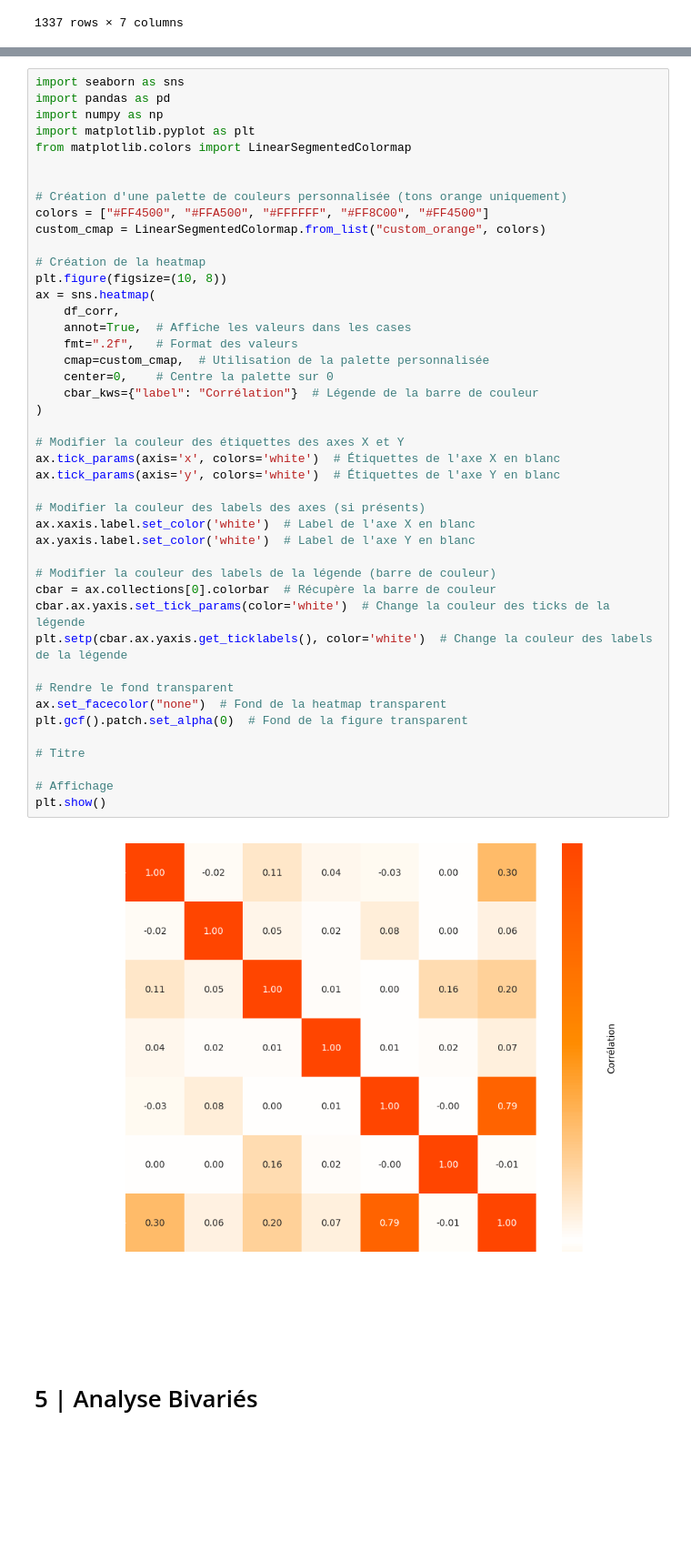
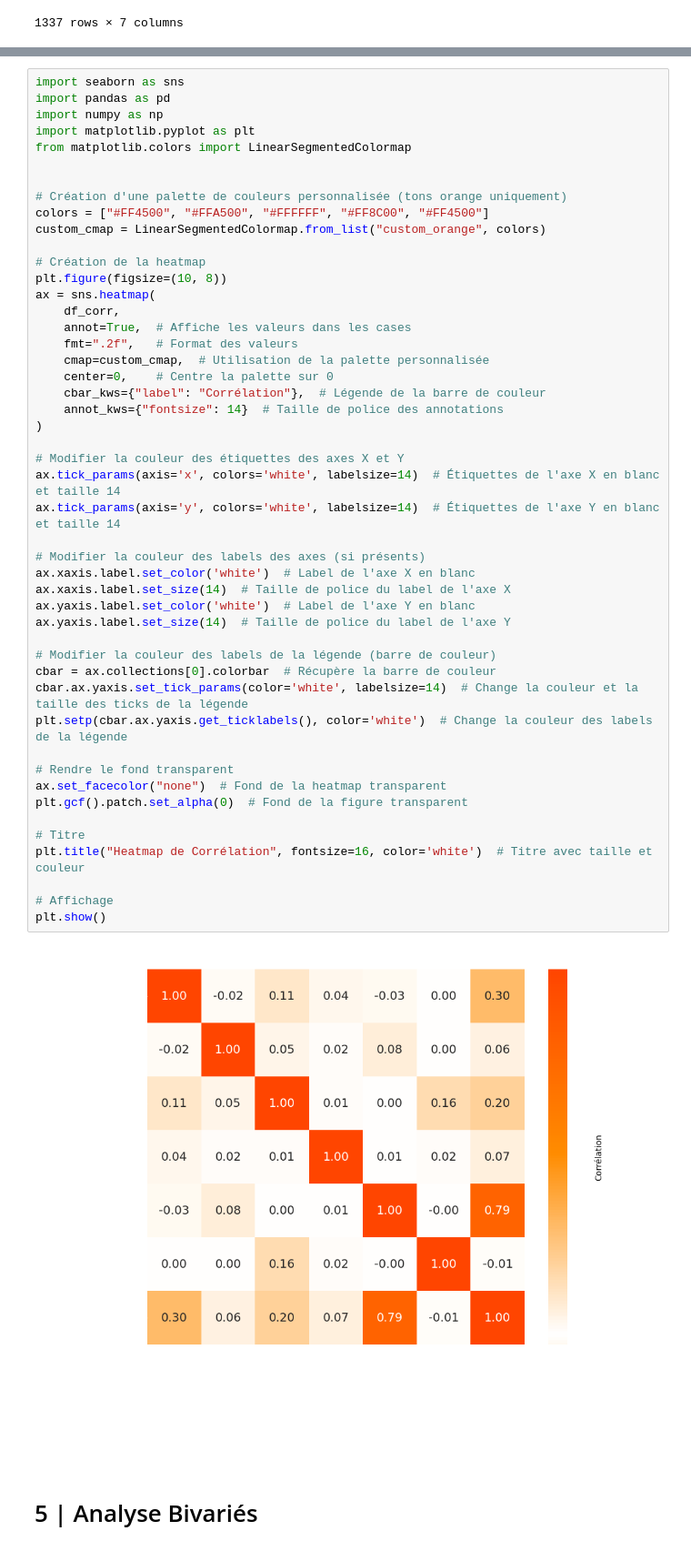
Before and after one commit to Malek-Boumedine/brief_ML_assurances, a Jupyter notebook: 1_exploration.ipynb, the cells around one changed output, grey strips where cells are left out. Shown at 91% size. Saved outputs shown, nothing was run; the diff lists cells and outputs as text; blank space fills up the shorter version.

```diff
--- a/1_exploration.ipynb
+++ b/1_exploration.ipynb
@@ -454,38 +430,42 @@ custom_cmap = LinearSegmentedColormap.from_list("custom_orange", colors)
 
 # Création de la heatmap
 plt.figure(figsize=(10, 8))
 ax = sns.heatmap(
     df_corr,
     annot=True,  # Affiche les valeurs dans les cases
     fmt=".2f",   # Format des valeurs
     cmap=custom_cmap,  # Utilisation de la palette personnalisée
     center=0,    # Centre la palette sur 0
-    cbar_kws={"label": "Corrélation"}  # Légende de la barre de couleur
+    cbar_kws={"label": "Corrélation"},  # Légende de la barre de couleur
+    annot_kws={"fontsize": 14}  # Taille de police des annotations
 )
 
 # Modifier la couleur des étiquettes des axes X et Y
-ax.tick_params(axis='x', colors='white')  # Étiquettes de l'axe X en blanc
-ax.tick_params(axis='y', colors='white')  # Étiquettes de l'axe Y en blanc
+ax.tick_params(axis='x', colors='white', labelsize=14)  # Étiquettes de l'axe X en blanc et taille 14
+ax.tick_params(axis='y', colors='white', labelsize=14)  # Étiquettes de l'axe Y en blanc et taille 14
 
 # Modifier la couleur des labels des axes (si présents)
 ax.xaxis.label.set_color('white')  # Label de l'axe X en blanc
+ax.xaxis.label.set_size(14)  # Taille de police du label de l'axe X
 ax.yaxis.label.set_color('white')  # Label de l'axe Y en blanc
+ax.yaxis.label.set_size(14)  # Taille de police du label de l'axe Y
 
 # Modifier la couleur des labels de la légende (barre de couleur)
 cbar = ax.collections[0].colorbar  # Récupère la barre de couleur
-cbar.ax.yaxis.set_tick_params(color='white')  # Change la couleur des ticks de la légende
+cbar.ax.yaxis.set_tick_params(color='white', labelsize=14)  # Change la couleur et la taille des ticks de la légende
 plt.setp(cbar.ax.yaxis.get_ticklabels(), color='white')  # Change la couleur des labels de la légende
 
 # Rendre le fond transparent
 ax.set_facecolor("none")  # Fond de la heatmap transparent
 plt.gcf().patch.set_alpha(0)  # Fond de la figure transparent
 
 # Titre
+plt.title("Heatmap de Corrélation", fontsize=16, color='white')  # Titre avec taille et couleur
 
 # Affichage
 plt.show()
 # %% [output]
-[figure, old version]
+[figure, new version]
 # %% [markdown]
 # 5 | Analyse Bivariés
 # %%
```
Also changed, not shown: parts of 11 cells of this notebook, 15 other files.
